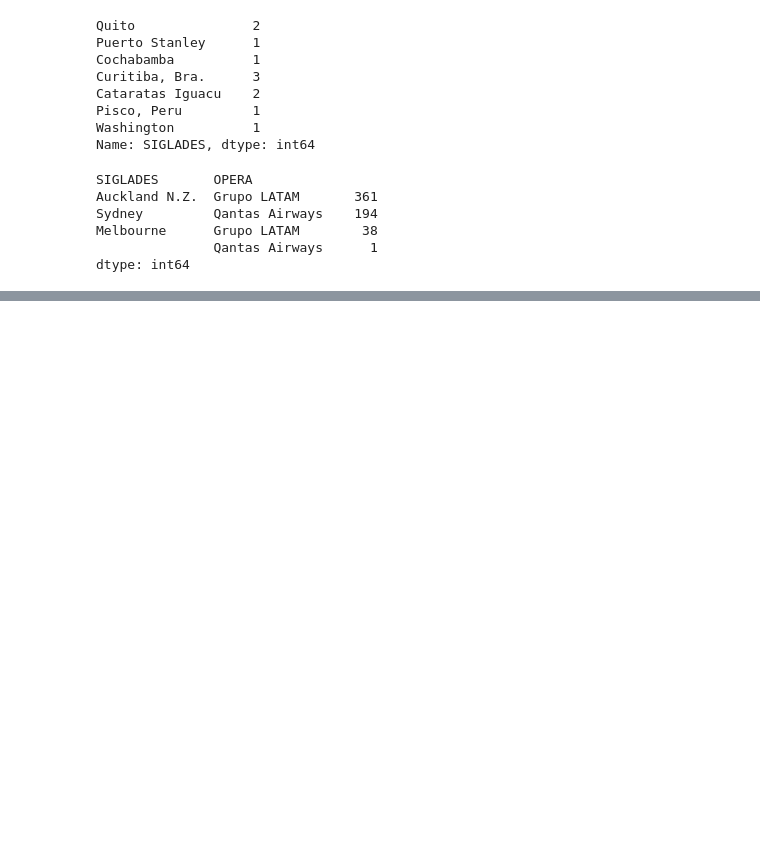
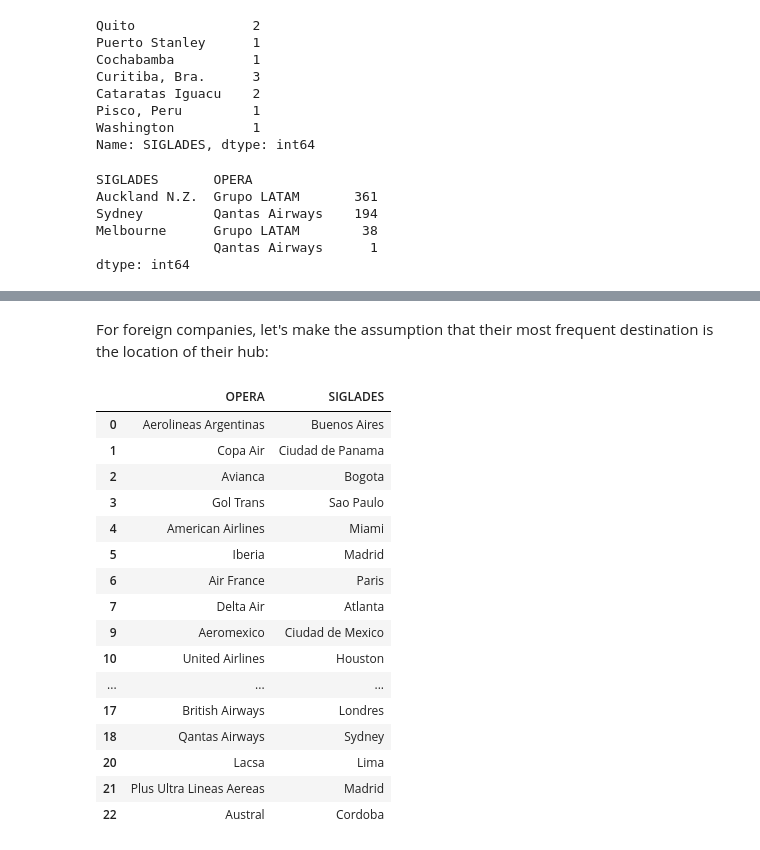
Before and after one commit to javierwelch/challenge_latam, a Jupyter notebook: notebooks/solution.ipynb, the cells around one changed output, grey strips where cells are left out. Cells and saved outputs as stored; diff of their text form; code cells hidden in the pictures; blank space fills up the shorter version.

```diff
--- a/notebooks/solution.ipynb
+++ b/notebooks/solution.ipynb
@@ -403,0 +432,24 @@ dtype: int64
+# %% [markdown]
+For foreign companies, let's make the assumption that their most frequent destination is the location of their hub:
+# %%
+foreign_hubs = data[~data['OPERA'].isin(chilean_operators)][['OPERA','SIGLADES']].value_counts().reset_index()
+foreign_hubs = foreign_hubs.drop_duplicates('OPERA', keep='first')[['OPERA', 'SIGLADES']]
+foreign_hubs
+# %% [output]
+|  | OPERA | SIGLADES |
+| 0 | Aerolineas Argentinas | Buenos Aires |
+| 1 | Copa Air | Ciudad de Panama |
+| 2 | Avianca | Bogota |
+| 3 | Gol Trans | Sao Paulo |
+| 4 | American Airlines | Miami |
+| 5 | Iberia | Madrid |
+| 6 | Air France | Paris |
+| 7 | Delta Air | Atlanta |
+| 9 | Aeromexico | Ciudad de Mexico |
+| 10 | United Airlines | Houston |
+| ... | ... | ... |
+| 17 | British Airways | Londres |
+| 18 | Qantas Airways | Sydney |
+| 20 | Lacsa | Lima |
+| 21 | Plus Ultra Lineas Aereas | Madrid |
+| 22 | Austral | Cordoba |
```
Also changed, not shown: parts of 16 cells of this notebook, 1 other file.
